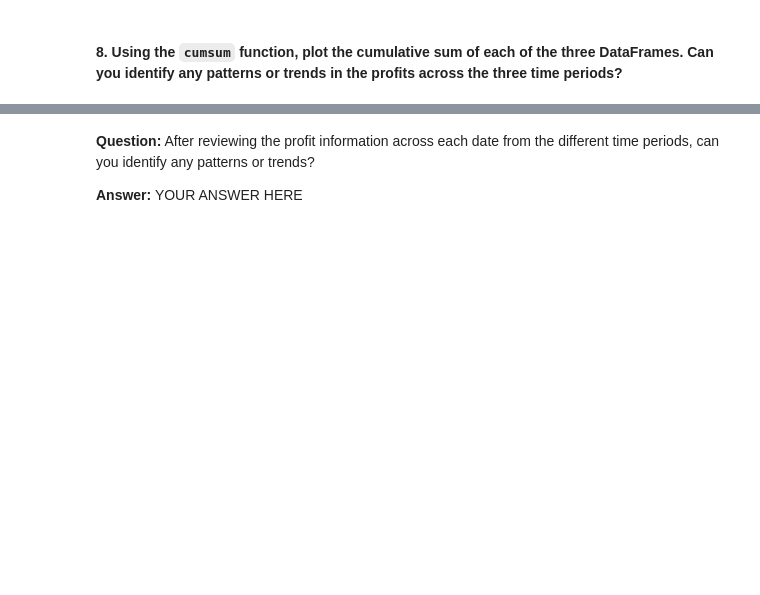
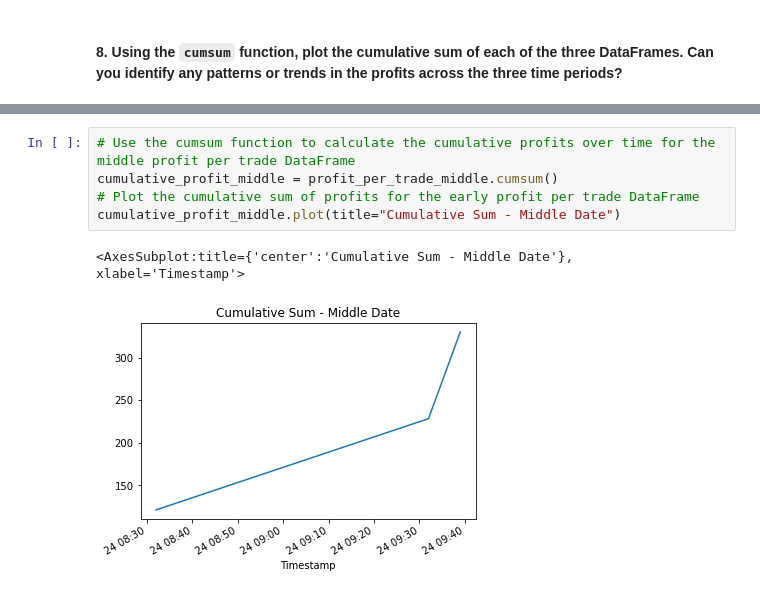
Before and after one commit to sidbetatester/bitcoin_arbitrage_opportunities, a Jupyter notebook: crypto_arbitrage.ipynb, the cells around one changed output, grey strips where cells are left out. Drawn from its saved outputs; the diff is of its cells as text; blank space fills up the shorter version.

```diff
--- a/crypto_arbitrage.ipynb
+++ b/crypto_arbitrage.ipynb
@@ -666,7 +864,11 @@ cumulative_profit_early = # YOUR CODE HERE
 # %% [output]
 <AxesSubplot:title={'center':'Cumulative Sum - Early Date'}, xlabel='Timestamp'>
 [figure]
-# %% [markdown]
-**Question:** After reviewing the profit information across each date from the different time periods, can you identify any patterns or trends?
-
-**Answer:** YOUR ANSWER HERE
+# %%
+# Use the cumsum function to calculate the cumulative profits over time for the middle profit per trade DataFrame
+cumulative_profit_middle = profit_per_trade_middle.cumsum()
+# Plot the cumulative sum of profits for the early profit per trade DataFrame
+cumulative_profit_middle.plot(title="Cumulative Sum - Middle Date")
+# %% [output]
+<AxesSubplot:title={'center':'Cumulative Sum - Middle Date'}, xlabel='Timestamp'>
+[figure, added]
```
Also changed, not shown: parts of 31 cells of this notebook.
